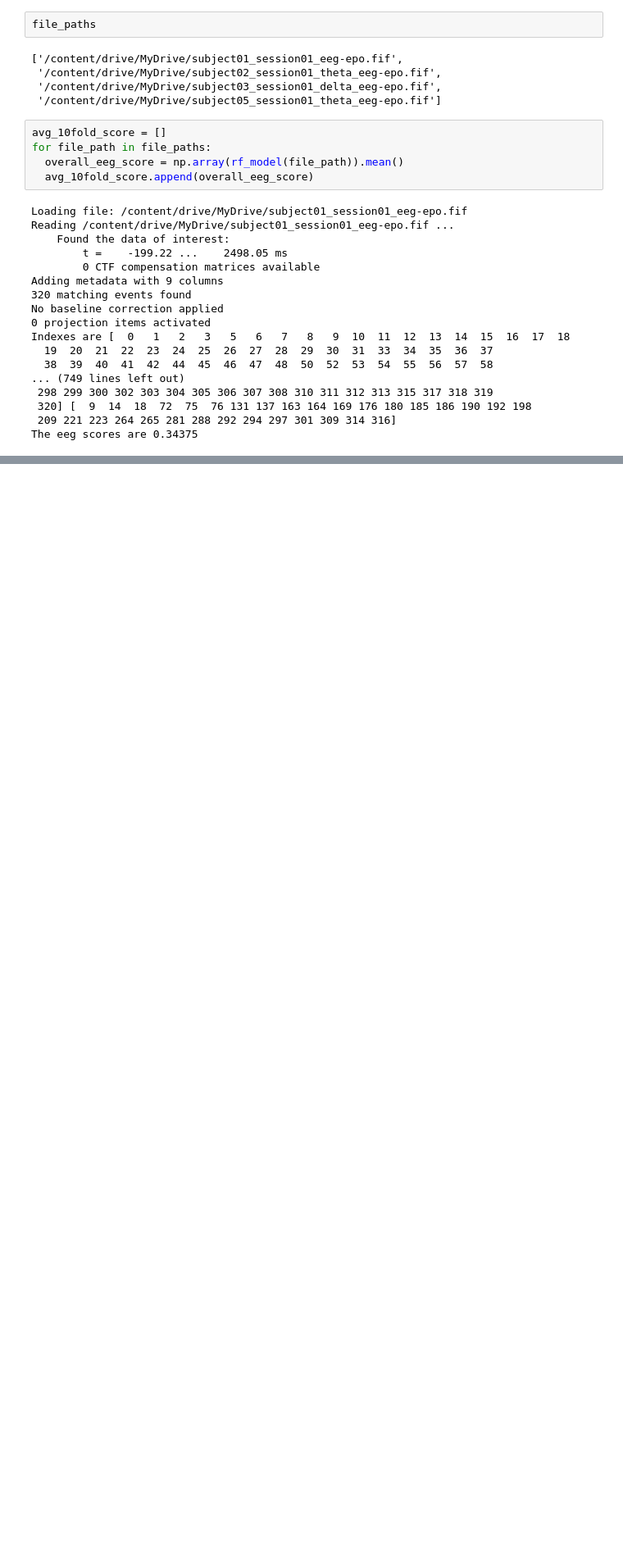
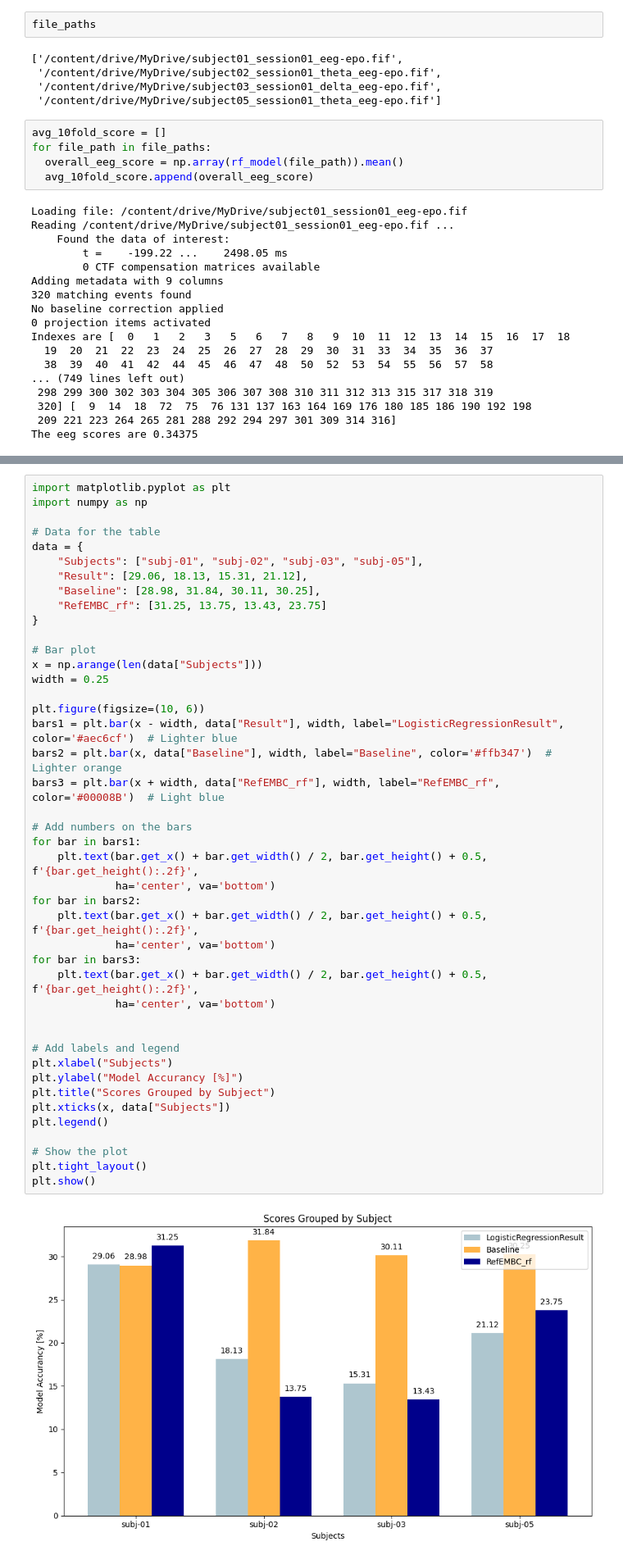
Before and after one commit to Boyinglby/NC_lab, a Jupyter notebook: NC_RF.ipynb, the cells around one changed output, grey strips where cells are left out. Shown: that part at 82% size. Saved outputs shown, nothing was run; the diff lists cells and outputs as text; blank space fills up the shorter version.

```diff
--- a/NC_RF.ipynb
+++ b/NC_RF.ipynb
@@ -348,0 +487,45 @@ plt.show()
+# %%
+import matplotlib.pyplot as plt
+import numpy as np
+
+# Data for the table
+data = {
+    "Subjects": ["subj-01", "subj-02", "subj-03", "subj-05"],
+    "Result": [29.06, 18.13, 15.31, 21.12],
+    "Baseline": [28.98, 31.84, 30.11, 30.25],
+    "RefEMBC_rf": [31.25, 13.75, 13.43, 23.75]
+}
+
+# Bar plot
+x = np.arange(len(data["Subjects"]))
+width = 0.25
+
+plt.figure(figsize=(10, 6))
+bars1 = plt.bar(x - width, data["Result"], width, label="LogisticRegressionResult", color='#aec6cf')  # Lighter blue
+bars2 = plt.bar(x, data["Baseline"], width, label="Baseline", color='#ffb347')  # Lighter orange
+bars3 = plt.bar(x + width, data["RefEMBC_rf"], width, label="RefEMBC_rf", color='#00008B')  # Light blue
+
+# Add numbers on the bars
+for bar in bars1:
+    plt.text(bar.get_x() + bar.get_width() / 2, bar.get_height() + 0.5, f'{bar.get_height():.2f}',
+             ha='center', va='bottom')
+for bar in bars2:
+    plt.text(bar.get_x() + bar.get_width() / 2, bar.get_height() + 0.5, f'{bar.get_height():.2f}',
+             ha='center', va='bottom')
+for bar in bars3:
+    plt.text(bar.get_x() + bar.get_width() / 2, bar.get_height() + 0.5, f'{bar.get_height():.2f}',
+             ha='center', va='bottom')
+
+
+# Add labels and legend
+plt.xlabel("Subjects")
+plt.ylabel("Model Accurancy [%]")
+plt.title("Scores Grouped by Subject")
+plt.xticks(x, data["Subjects"])
+plt.legend()
+
+# Show the plot
+plt.tight_layout()
+plt.show()
+# %% [output]
+[figure, added]
```
Also changed, not shown: parts of 14 cells of this notebook.
